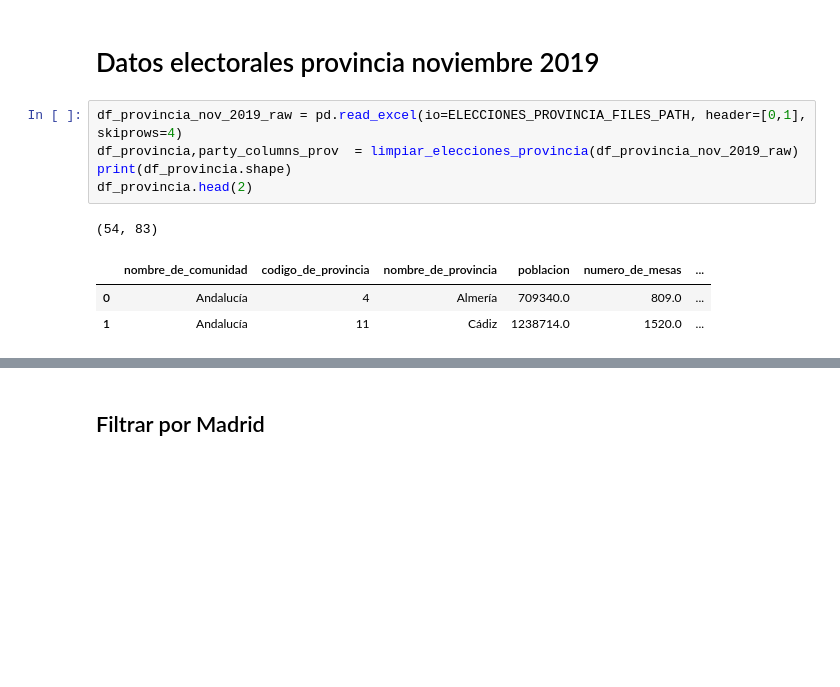
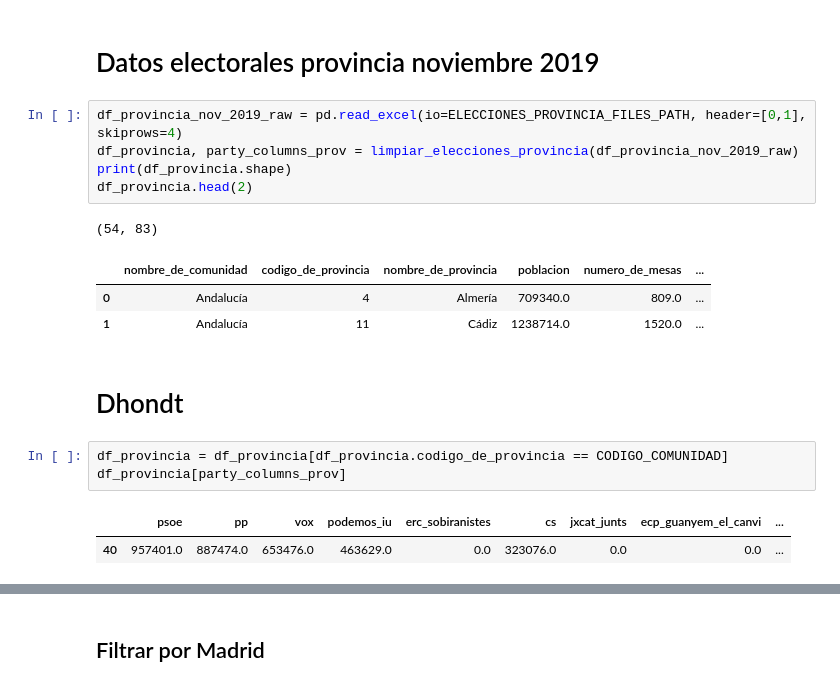
Before and after one commit to Morante-tech/PoliticAI, a Jupyter notebook: privado-articulos/notebooks/region_influyente.ipynb, the cells around one changed output, grey strips where cells are left out. Cells and saved outputs as stored; diff of their text form; blank space fills up the shorter version.

```diff
--- a/privado-articulos/notebooks/region_influyente.ipynb
+++ b/privado-articulos/notebooks/region_influyente.ipynb
@@ -80,7 +83,7 @@ df_municipio.head(2)
 # Datos electorales provincia noviembre 2019
 # %%
 df_provincia_nov_2019_raw = pd.read_excel(io=ELECCIONES_PROVINCIA_FILES_PATH, header=[0,1], skiprows=4)
-df_provincia,party_columns_prov  = limpiar_elecciones_provincia(df_provincia_nov_2019_raw)
+df_provincia, party_columns_prov = limpiar_elecciones_provincia(df_provincia_nov_2019_raw)
 print(df_provincia.shape)
 df_provincia.head(2)
 # %% [output]
@@ -88,3 +91,11 @@ df_provincia.head(2)
 |  | nombre_de_comunidad | codigo_de_provincia | nombre_de_provincia | poblacion | numero_de_mesas | ... |
 | 0 | Andalucía | 4 | Almería | 709340.0 | 809.0 | ... |
 | 1 | Andalucía | 11 | Cádiz | 1238714.0 | 1520.0 | ... |
+# %% [markdown]
+# Dhondt
+# %%
+df_provincia = df_provincia[df_provincia.codigo_de_provincia == CODIGO_COMUNIDAD]
+df_provincia[party_columns_prov]
+# %% [output]
+|  | psoe | pp | vox | podemos_iu | erc_sobiranistes | cs | jxcat_junts | ecp_guanyem_el_canvi | ... |
+| 40 | 957401.0 | 887474.0 | 653476.0 | 463629.0 | 0.0 | 323076.0 | 0.0 | 0.0 | ... |
```
Also changed, not shown: parts of 8 cells of this notebook.
